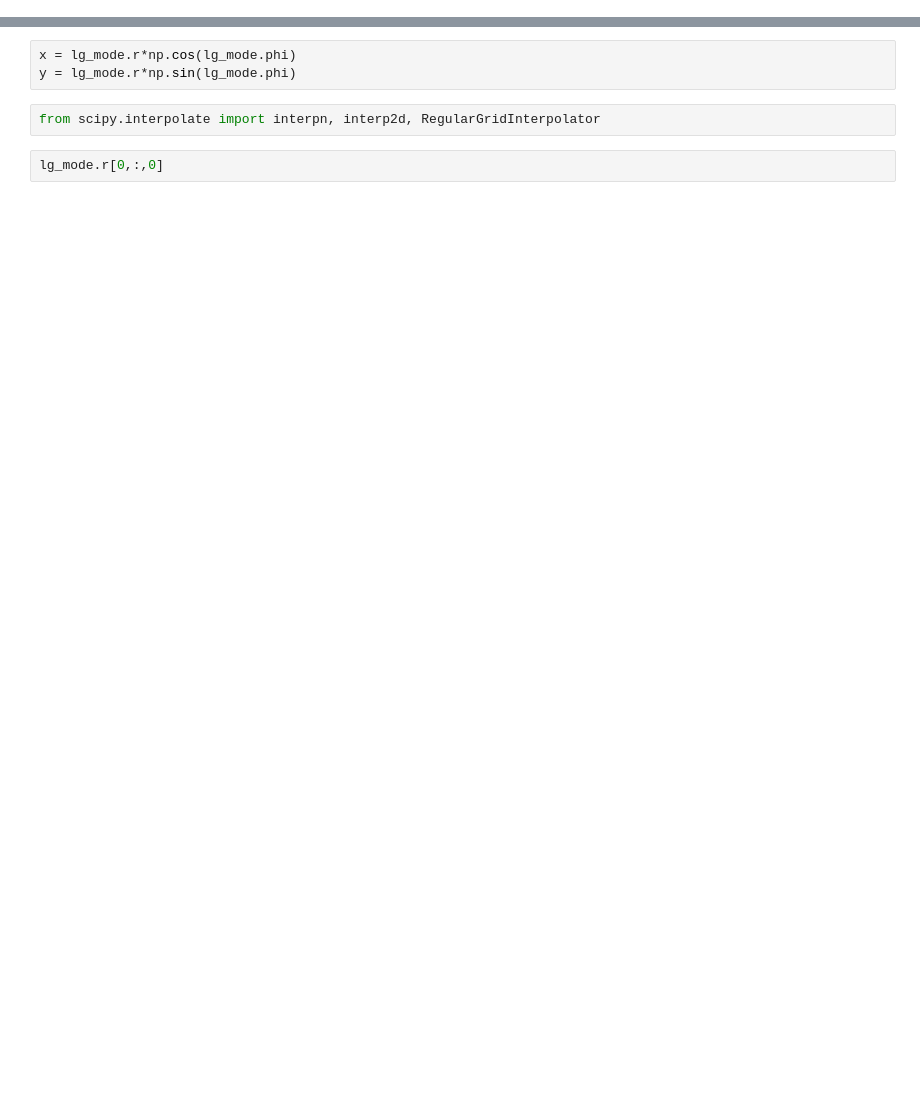
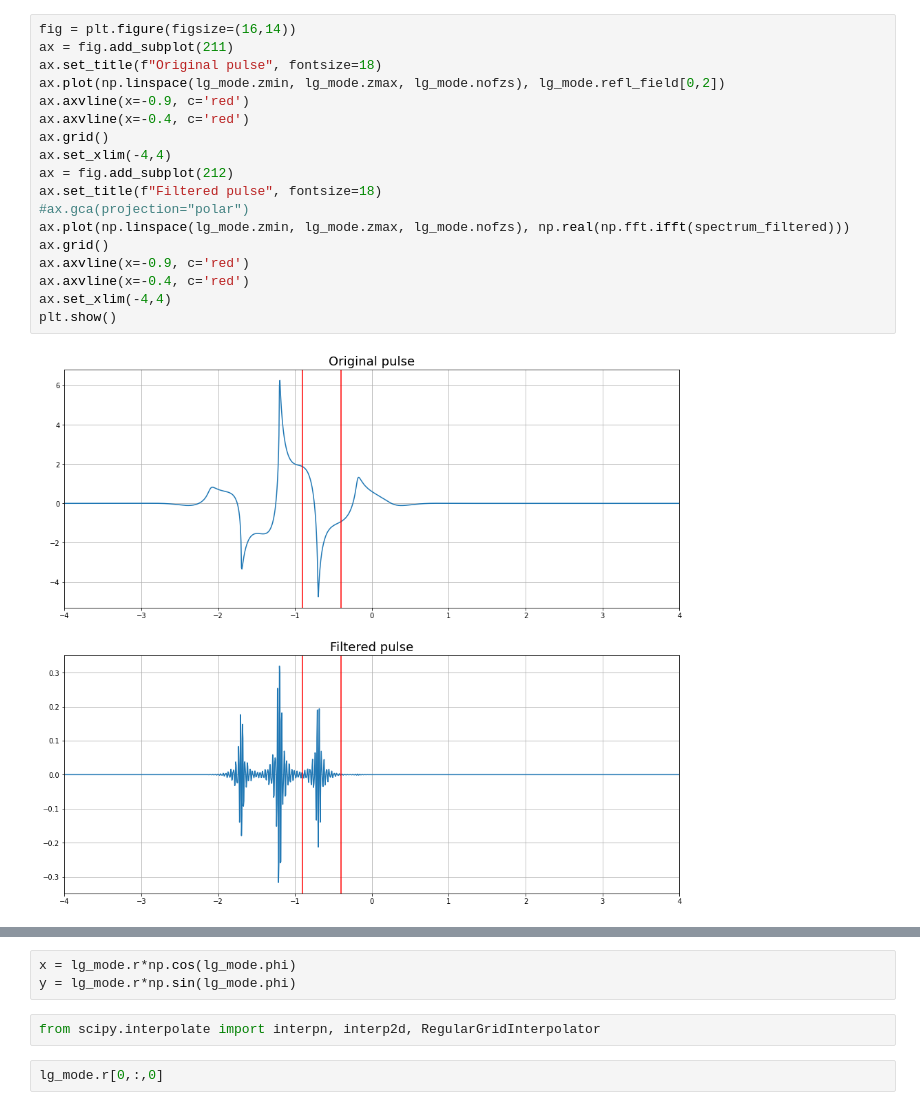
Before and after one commit to ekonyagin/wave_propagation, a Jupyter notebook: OAM_VTK_refined.ipynb, the cells around one changed output, grey strips where cells are left out. Drawn from its saved outputs; the diff is of its cells as text; blank space fills up the shorter version.

```diff
--- a/OAM_VTK_refined.ipynb
+++ b/OAM_VTK_refined.ipynb
@@ -367,0 +52,20 @@ plt.xlim((-3,3))
+# %%
+fig = plt.figure(figsize=(16,14))
+ax = fig.add_subplot(211)
+ax.set_title(f"Original pulse", fontsize=18)
+ax.plot(np.linspace(lg_mode.zmin, lg_mode.zmax, lg_mode.nofzs), lg_mode.refl_field[0,2])
+ax.axvline(x=-0.9, c='red')
+ax.axvline(x=-0.4, c='red')
+ax.grid()
+ax.set_xlim(-4,4)
+ax = fig.add_subplot(212)
+ax.set_title(f"Filtered pulse", fontsize=18)
+#ax.gca(projection="polar")
+ax.plot(np.linspace(lg_mode.zmin, lg_mode.zmax, lg_mode.nofzs), np.real(np.fft.ifft(spectrum_filtered)))
+ax.grid()
+ax.axvline(x=-0.9, c='red')
+ax.axvline(x=-0.4, c='red')
+ax.set_xlim(-4,4)
+plt.show()
+# %% [output]
+[figure, added]
```
Also changed, not shown: parts of 25 cells of this notebook, 3 other files.
